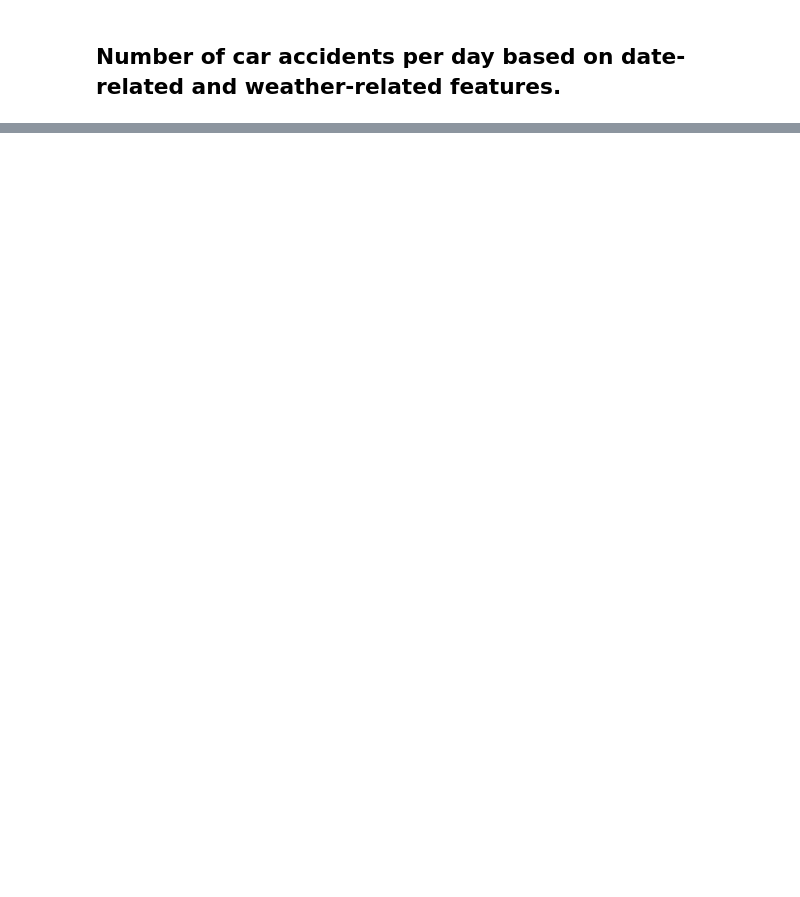
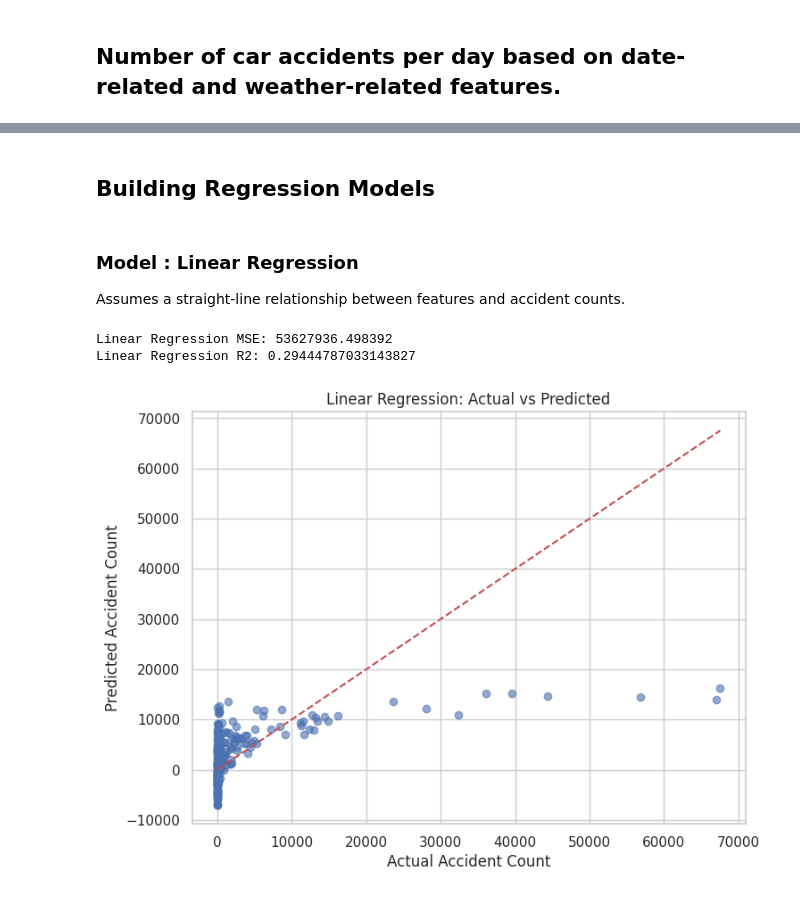
Before and after one commit to elina-nussbaum/Naya2025-Regression-Analysis-US-Accidents-2016-2023, a Jupyter notebook: naya-ds25-regression-marina-elina.ipynb, the cells around one changed output, grey strips where cells are left out. Saved outputs shown, nothing was run; the diff lists cells and outputs as text; code cells hidden in the pictures; blank space fills up the shorter version.

Commit message:
Kaggle Notebook | naya_ds25_regression_marina_elina | with 3 regs and compare

```diff
--- a/naya-ds25-regression-marina-elina.ipynb
+++ b/naya-ds25-regression-marina-elina.ipynb
@@ -341,6 +340,0 @@ gc.collect
-# %%
-weather_dummies = pd.get_dummies(my_df['Weather_Simplified'], prefix='Weather')
-weather_dummies.info()
-my_df = pd.concat([my_df, weather_dummies], axis=1)
-del weather_dummies
-gc.collect()
@@ -929,0 +893,10 @@ R^2 Score: 0.147796569603728
+# %%
+def plot_predictions(y_test, y_pred, model_name):
+    plt.figure(figsize=(8,6))
+    plt.scatter(y_test, y_pred, alpha=0.6)
+    plt.plot([y_test.min(), y_test.max()], [y_test.min(), y_test.max()], '--r')
+    plt.xlabel('Actual Accident Count')
+    plt.ylabel('Predicted Accident Count')
+    plt.title(f'{model_name}: Actual vs Predicted')
+    plt.grid(True)
+    plt.show()
@@ -929,0 +906,16 @@ R^2 Score: 0.147796569603728
+# %%
+agg_features = ['Hour', 'Is_Weekend', 'Is_Holiday', 'Is_Workday_Rush_Hour', 'Is_Weekend_Rush_Hour', 'Is_Night', 'Weather_Simplified']
+hourly_data = my_df.groupby(agg_features).size().reset_index(name='Accident_Count')
+
+# Show the result
+print(hourly_data.head())
+
+# Suppose your hourly accidents data is in `df`
+X = hourly_data[['Hour', 'Is_Weekend', 'Is_Holiday', 'Is_Workday_Rush_Hour', 'Is_Weekend_Rush_Hour', 'Is_Night', 'Weather_Simplified']]
+y = hourly_data['Accident_Count']
+
+# One-hot encode Weather_Category
+X = pd.get_dummies(X, columns=['Weather_Simplified'])
+
+# Split
+X_train, X_test, y_train, y_test = train_test_split(X, y, test_size=0.2, random_state=42)
@@ -929,0 +936,20 @@ R^2 Score: 0.147796569603728
+# %% [markdown]
+## Building Regression Models
+# %% [markdown]
+### Model : Linear Regression
+Assumes a straight-line relationship between features and accident counts.
+# %%
+lr = LinearRegression()
+lr.fit(X_train, y_train)
+
+# Predict
+y_pred_lr = lr.predict(X_test)
+
+# Evaluate
+print('Linear Regression MSE:', mean_squared_error(y_test, y_pred_lr))
+print('Linear Regression R2:', r2_score(y_test, y_pred_lr))
+plot_predictions(y_test, y_pred_lr, 'Linear Regression')
+# %% [output]
+Linear Regression MSE: 53627936.498392
+Linear Regression R2: 0.29444787033143827
+[figure, added]
```
Also changed, not shown: parts of 30 cells of this notebook.
